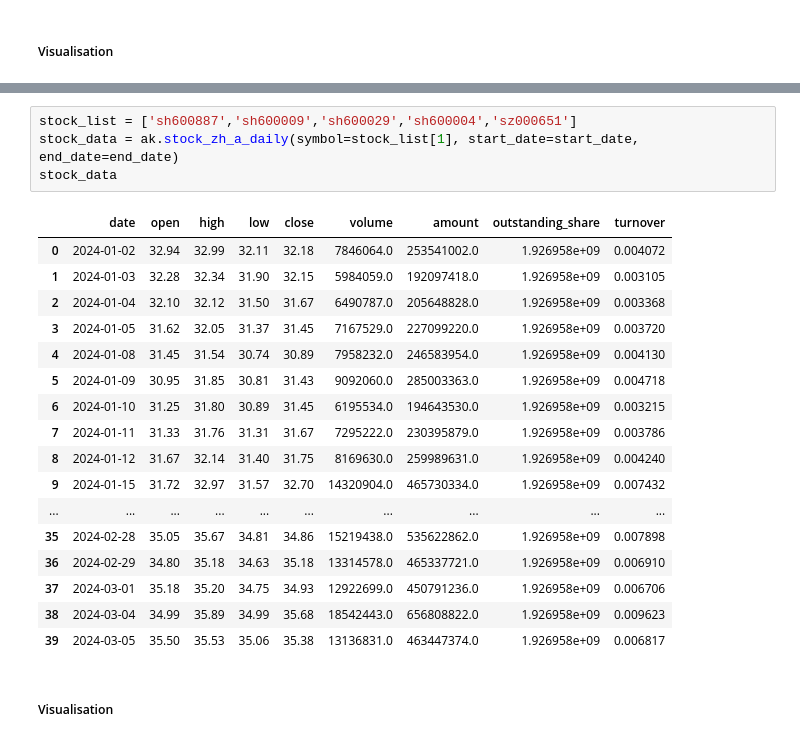
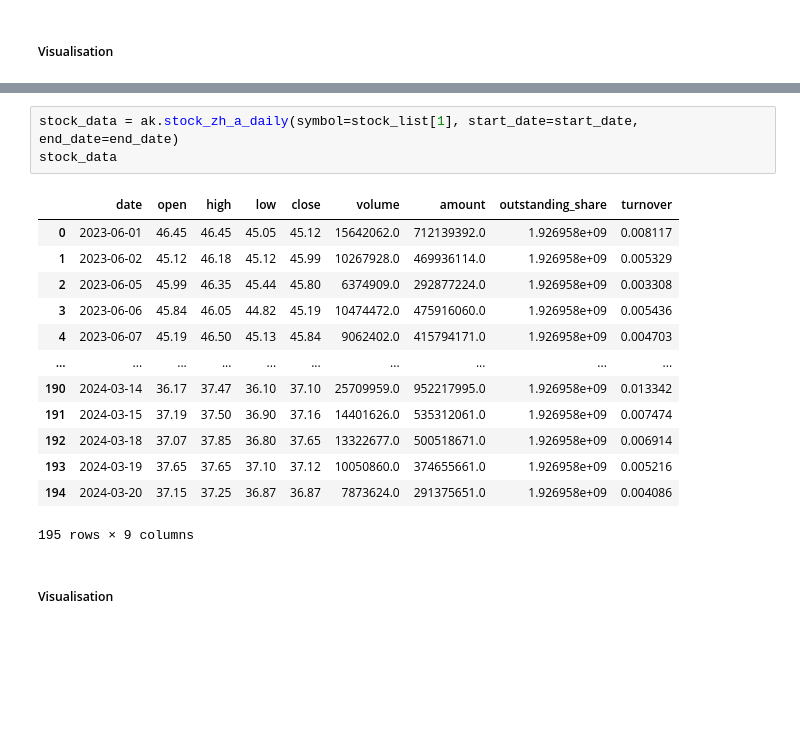
Before and after one commit to klein-wang/TechNow, a Jupyter notebook: trading/astock_extract.ipynb, the cells around one changed output, grey strips where cells are left out. Drawn from its saved outputs; the diff is of its cells as text; blank space fills up the shorter version.

```diff
--- a/trading/astock_extract.ipynb
+++ b/trading/astock_extract.ipynb
@@ -109,25 +110,20 @@ plt.show()
 # %%
-stock_list = ['sh600887','sh600009','sh600029','sh600004','sz000651']
 stock_data = ak.stock_zh_a_daily(symbol=stock_list[1], start_date=start_date, end_date=end_date)
 stock_data
 # %% [output]
 |  | date | open | high | low | close | volume | amount | outstanding_share | turnover |
-| 0 | 2024-01-02 | 32.94 | 32.99 | 32.11 | 32.18 | 7846064.0 | 253541002.0 | 1.926958e+09 | 0.004072 |
-| 1 | 2024-01-03 | 32.28 | 32.34 | 31.90 | 32.15 | 5984059.0 | 192097418.0 | 1.926958e+09 | 0.003105 |
-| 2 | 2024-01-04 | 32.10 | 32.12 | 31.50 | 31.67 | 6490787.0 | 205648828.0 | 1.926958e+09 | 0.003368 |
-| 3 | 2024-01-05 | 31.62 | 32.05 | 31.37 | 31.45 | 7167529.0 | 227099220.0 | 1.926958e+09 | 0.003720 |
-| 4 | 2024-01-08 | 31.45 | 31.54 | 30.74 | 30.89 | 7958232.0 | 246583954.0 | 1.926958e+09 | 0.004130 |
-| 5 | 2024-01-09 | 30.95 | 31.85 | 30.81 | 31.43 | 9092060.0 | 285003363.0 | 1.926958e+09 | 0.004718 |
-| 6 | 2024-01-10 | 31.25 | 31.80 | 30.89 | 31.45 | 6195534.0 | 194643530.0 | 1.926958e+09 | 0.003215 |
-| 7 | 2024-01-11 | 31.33 | 31.76 | 31.31 | 31.67 | 7295222.0 | 230395879.0 | 1.926958e+09 | 0.003786 |
-| 8 | 2024-01-12 | 31.67 | 32.14 | 31.40 | 31.75 | 8169630.0 | 259989631.0 | 1.926958e+09 | 0.004240 |
-| 9 | 2024-01-15 | 31.72 | 32.97 | 31.57 | 32.70 | 14320904.0 | 465730334.0 | 1.926958e+09 | 0.007432 |
+| 0 | 2023-06-01 | 46.45 | 46.45 | 45.05 | 45.12 | 15642062.0 | 712139392.0 | 1.926958e+09 | 0.008117 |
+| 1 | 2023-06-02 | 45.12 | 46.18 | 45.12 | 45.99 | 10267928.0 | 469936114.0 | 1.926958e+09 | 0.005329 |
+| 2 | 2023-06-05 | 45.99 | 46.35 | 45.44 | 45.80 | 6374909.0 | 292877224.0 | 1.926958e+09 | 0.003308 |
+| 3 | 2023-06-06 | 45.84 | 46.05 | 44.82 | 45.19 | 10474472.0 | 475916060.0 | 1.926958e+09 | 0.005436 |
+| 4 | 2023-06-07 | 45.19 | 46.50 | 45.13 | 45.84 | 9062402.0 | 415794171.0 | 1.926958e+09 | 0.004703 |
 | ... | ... | ... | ... | ... | ... | ... | ... | ... | ... |
-| 35 | 2024-02-28 | 35.05 | 35.67 | 34.81 | 34.86 | 15219438.0 | 535622862.0 | 1.926958e+09 | 0.007898 |
-| 36 | 2024-02-29 | 34.80 | 35.18 | 34.63 | 35.18 | 13314578.0 | 465337721.0 | 1.926958e+09 | 0.006910 |
-| 37 | 2024-03-01 | 35.18 | 35.20 | 34.75 | 34.93 | 12922699.0 | 450791236.0 | 1.926958e+09 | 0.006706 |
-| 38 | 2024-03-04 | 34.99 | 35.89 | 34.99 | 35.68 | 18542443.0 | 656808822.0 | 1.926958e+09 | 0.009623 |
-| 39 | 2024-03-05 | 35.50 | 35.53 | 35.06 | 35.38 | 13136831.0 | 463447374.0 | 1.926958e+09 | 0.006817 |
+| 190 | 2024-03-14 | 36.17 | 37.47 | 36.10 | 37.10 | 25709959.0 | 952217995.0 | 1.926958e+09 | 0.013342 |
+| 191 | 2024-03-15 | 37.19 | 37.50 | 36.90 | 37.16 | 14401626.0 | 535312061.0 | 1.926958e+09 | 0.007474 |
+| 192 | 2024-03-18 | 37.07 | 37.85 | 36.80 | 37.65 | 13322677.0 | 500518671.0 | 1.926958e+09 | 0.006914 |
+| 193 | 2024-03-19 | 37.65 | 37.65 | 37.10 | 37.12 | 10050860.0 | 374655661.0 | 1.926958e+09 | 0.005216 |
+| 194 | 2024-03-20 | 37.15 | 37.25 | 36.87 | 36.87 | 7873624.0 | 291375651.0 | 1.926958e+09 | 0.004086 |
+195 rows × 9 columns
 # %% [markdown]
 ##### Visualisation
 # %%
```
Also changed, not shown: parts of 3 cells of this notebook.
